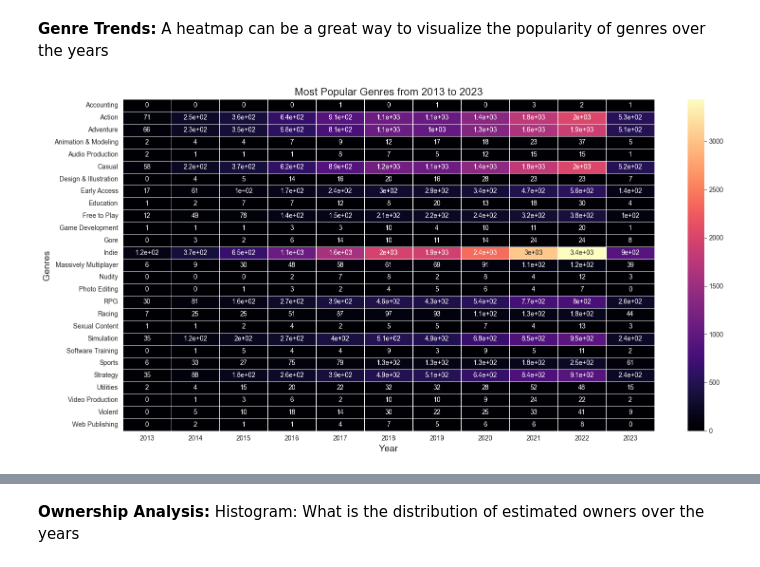
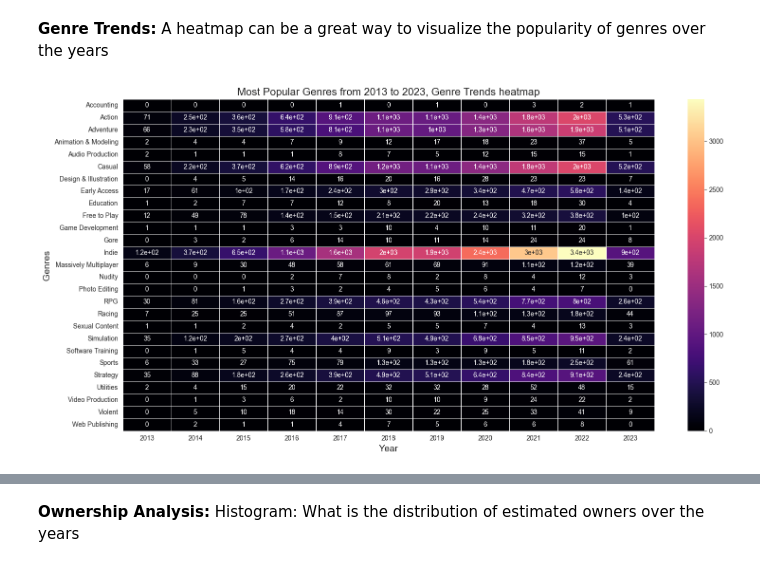
Before and after one commit to Dor-J/Steam-games-dataset-exploration, a Jupyter notebook: Steam games dataset exploration.ipynb, the cells around one changed output, grey strips where cells are left out. Drawn from its saved outputs; the diff is of its cells as text; code cells hidden in the pictures.

```diff
--- a/Steam games dataset exploration.ipynb
+++ b/Steam games dataset exploration.ipynb
@@ -1050,29 +1243,29 @@ plt.show()
 # %%
 # Filter the DataFrame to include only the years from 2013 to 2023
 df_filtered = df[(df['Year'] >= 2013) & (df['Year'] <= 2023)]
 
 # Split the genres and expand them into separate rows
 genres_expanded = df_filtered['Genres'].str.split(',').explode().reset_index()
 
 # Merge with the original DataFrame to get the corresponding years
 genres_with_years = genres_expanded.merge(df_filtered['Year'], left_index=True, right_index=True)
 
 # Group by year and genre, then count the occurrences
 genre_counts = genres_with_years.groupby(['Year', 'Genres']).size().reset_index(name='Count')
 
 # Pivot the DataFrame to make it suitable for Seaborn's heatmap
 genre_counts_pivot = genre_counts.pivot_table(index='Genres', columns='Year', values='Count', fill_value=0)
 
 # Create the heatmap
 plt.figure(figsize=(16, 8))
 sns.heatmap(genre_counts_pivot, cmap='magma', annot=True, linewidths=.5)
 
 # Set title and labels
-plt.title('Most Popular Genres from 2013 to 2023', fontsize=16)
+plt.title('Most Popular Genres from 2013 to 2023, Genre Trends heatmap', fontsize=16)
 plt.ylabel('Genres', fontsize=14)
 plt.xlabel('Year', fontsize=14)
 
 plt.tight_layout()
 plt.show()
 # %% [output]
-[figure, old version]
+[figure, new version]
```
Also changed, not shown: parts of 13 cells of this notebook, 1 other file.
